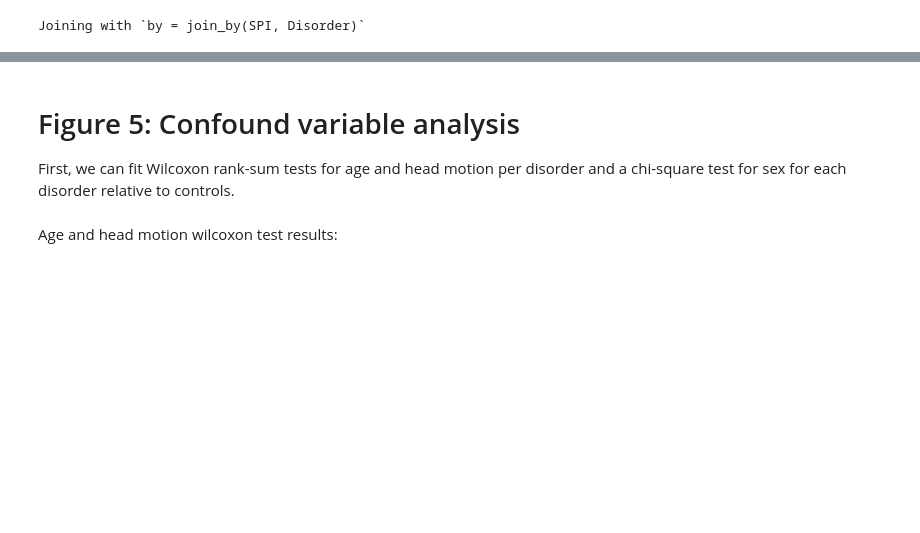
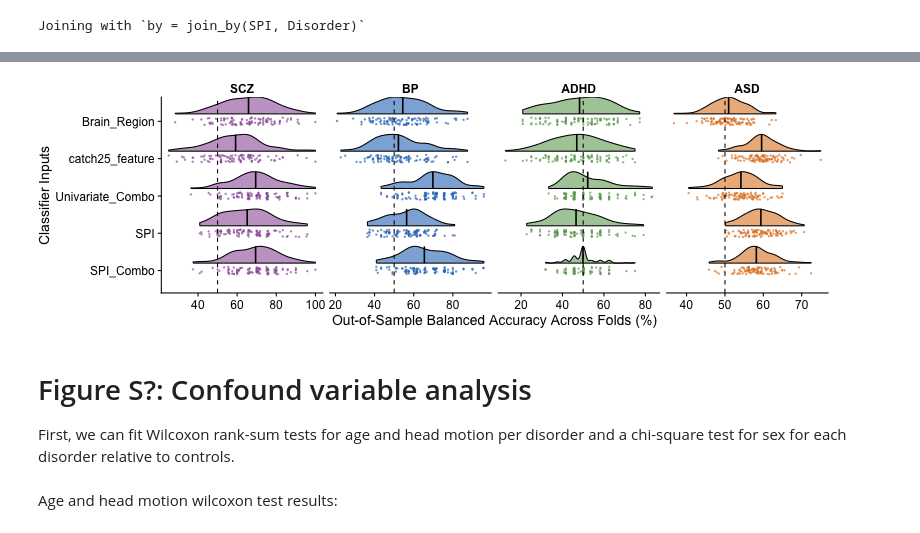
Before and after one commit to DynamicsAndNeuralSystems/fMRI_FeaturesDisorders, a Jupyter notebook: generate_all_figures.ipynb, the cells around one changed output, grey strips where cells are left out. Saved outputs shown, nothing was run; the diff lists cells and outputs as text; code cells hidden in the pictures; blank space fills up the shorter version.

```diff
--- a/generate_all_figures.ipynb
+++ b/generate_all_figures.ipynb
@@ -997,0 +940,18 @@ Joining with `by = join_by(SPI, Disorder)`
+# %%
+%%R -i all_first_10_PCs_classification_results,pairwise_balanced_accuracy_results_all_folds,combined_univariate_pairwise_balanced_accuracy_results_all_folds -o SPI_balanced_accuracy_chosen_by_PCA,SPI_first_10_PCs_classification_best_per_fold
+
+SPI_first_10_PCs_classification_best_per_fold <- all_first_10_PCs_classification_results %>%
+    filter(Analysis_Type %in% c('pyspi14_SPI', 'SPI_Combo')) %>%
+    mutate(Analysis_Type = ifelse(Analysis_Type=="pyspi14_SPI", "SPI", Analysis_Type)) %>%
+    group_by(Analysis_Type, Disorder, Study, Fold, Repeat) %>%
+    arrange(desc(Train_Balanced_Accuracy)) %>%
+    mutate(Training_Rank = dense_rank(-Train_Balanced_Accuracy)) %>%
+    filter(Training_Rank==1)
+
+# Subset main pairwise results to these SPI selections
+SPI_balanced_accuracy_chosen_by_PCA <- plyr::rbind.fill(list(pairwise_balanced_accuracy_results_all_folds,
+                                                             combined_univariate_pairwise_balanced_accuracy_results_all_folds)) %>%
+                                       semi_join(., SPI_first_10_PCs_classification_best_per_fold) %>%
+                                       # Deal with ties
+                                       group_by(Analysis_Type, Disorder, Study, Fold, Repeat) %>%
+                                       summarise(Balanced_Accuracy = mean(Balanced_Accuracy, na.rm=T))
@@ -997,0 +963,59 @@ Joining with `by = join_by(SPI, Disorder)`
+# %%
+
+%%R -i SPI_balanced_accuracy_chosen_by_PCA,training_balanced_accuracy_results -o chosen_model_per_represenatation_all,chosen_model_per_represenatation_all_mean -w 800 -h 250
+
+# Take only the top-performing region and time-series feature from training data folds
+intra_regional_balanced_accuracy_best_from_in_sample_all_folds <- training_balanced_accuracy_results %>%
+  filter(Analysis_Type %in% c("Brain_Region", "catch25_feature", "Univariate_Combo")) %>%
+  group_by(Study, Disorder, Analysis_Type, Fold, Repeat) %>%
+  filter(Train_Balanced_Accuracy==max(Train_Balanced_Accuracy)) %>%
+  # Take average in case of ties
+  summarise(Balanced_Accuracy = mean(Balanced_Accuracy)) %>%
+  ungroup()
+
+intra_regional_balanced_accuracy_best_from_in_sample_all_folds_mean <- intra_regional_balanced_accuracy_best_from_in_sample_all_folds %>%
+  group_by(Study, Disorder, Analysis_Type) %>%
+  summarise(Mean_CV_Balanced_Accuracy_Overall = mean(Balanced_Accuracy),
+         SD_Balanced_Accuracy_Overall = sd(Balanced_Accuracy))
+
+# Raincloud plot
+chosen_model_per_represenatation_all <- intra_regional_balanced_accuracy_best_from_in_sample_all_folds %>%
+  plyr::rbind.fill(., SPI_balanced_accuracy_chosen_by_PCA)
+
+chosen_model_per_represenatation_all_mean <- chosen_model_per_represenatation_all %>%
+  group_by(Study, Disorder, Analysis_Type) %>%
+  summarise(Mean_CV_Balanced_Accuracy_Overall = mean(Balanced_Accuracy),
+         SD_Balanced_Accuracy_Overall = sd(Balanced_Accuracy))
+
+chosen_model_per_represenatation_all %>%
+  mutate(Analysis_Type = factor(Analysis_Type, levels = rev(c("Brain_Region", "catch25_feature", "Univariate_Combo",
+                                                          "SPI", "SPI_Combo"))),
+         Disorder = factor(Disorder, levels = c("SCZ", "BP", "ADHD", "ASD"))) %>%
+  ggplot(data=., mapping=aes(x=Analysis_Type, y=100*Balanced_Accuracy,
+                             fill=Disorder)) +
+  geom_violinhalf(alpha = 0.6, scale="width", color="black", position = position_nudge(x=0.2)) +
+  stat_summary(fun = "mean",
+               geom = "crossbar",
+               width = 0.45, linewidth=0.3,
+       show.legend=FALSE, position = position_nudge(x=0.425)) +
+  geom_point(aes(color = Disorder), position = position_jitter(width = 0.1, height=0),  size = 1, alpha=0.7, stroke=0.05) +
+  facet_grid(. ~ Disorder, scales="free") +
+  ylab("Out-of-Sample Balanced Accuracy Across Folds (%)") +
+  xlab("Classifier Inputs") +
+  geom_hline(yintercept = 50, linetype=2) +
+  scale_fill_manual(values = c("SCZ"="#9d60a8",
+                                "BP"="#2F77C0",
+                                "ADHD"="#6fa561",
+                                "ASD"="#E28328")) +
+  scale_color_manual(values = c("SCZ"="#9d60a8",
+                                "BP"="#2F77C0",
+                                "ADHD"="#6fa561",
+                                "ASD"="#E28328")) +
+  theme(legend.position = "none",
+        plot.margin = margin(1,10,1,1),
+        strip.background = element_blank(),
+        strip.text = element_text(face="bold")) +
+  coord_flip()
+
+# ggsave("plots/robustness_analysis/One_shot_first10_PC_approach_results.svg", width=8, height=5.5, units="in", dpi=300)
+# %% [output]
@@ -998,5 +1028,6 @@ Joining with `by = join_by(SPI, Disorder)`
+[figure, added]
 # %% [markdown]
-# Figure 5: Confound variable analysis
+# Figure S?: Confound variable analysis
 
 First, we can fit Wilcoxon rank-sum tests for age and head motion per disorder and a chi-square test for sex for each disorder relative to controls.
 # %%
```
Also changed, not shown: parts of 22 cells of this notebook, 57 other files.
